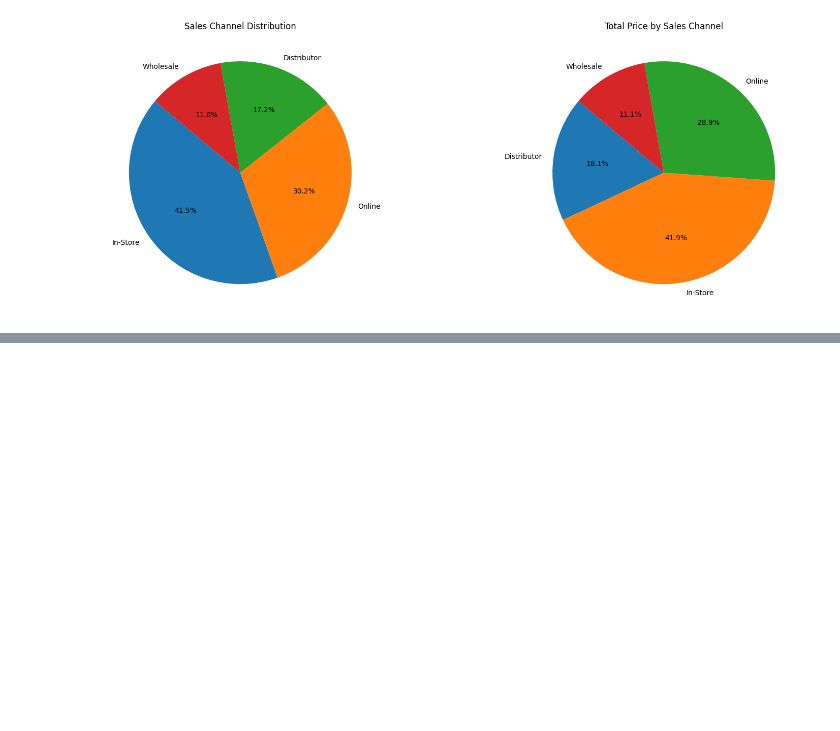
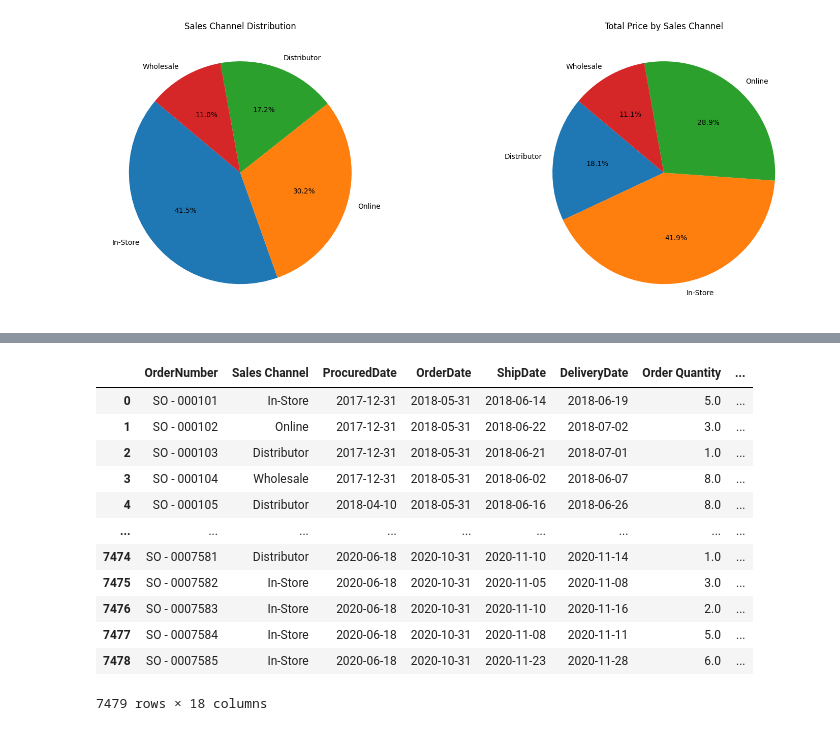
Before and after one commit to NSinha025/ZDS-Mock-Project, a Jupyter notebook: Sales_Order_Sheet_X_Store_Locations_Sheet.ipynb, the cells around one changed output, grey strips where cells are left out. Cells and saved outputs as stored; diff of their text form; code cells hidden in the pictures; blank space fills up the shorter version.

Commit message:
Joined All sheets into 1 consolidated sheet

```diff
--- a/Sales_Order_Sheet_X_Store_Locations_Sheet.ipynb
+++ b/Sales_Order_Sheet_X_Store_Locations_Sheet.ipynb
@@ -154,0 +138,6 @@ loc_en_dataset.isna().any
+# %%
+dataset = 'Sample Dataset (1).xlsx'
+sheet = pd.read_excel(dataset, sheet_name='Customers Sheet')
+sheet["Customer Names"] = sheet["Customer Names"].replace(" ", "Anonymous")
+loc_en_dataset1 = pd.merge(loc_en_dataset, sheet, left_on='Customer Code', right_on='_CustomerID', how='inner')
+loc_en_dataset1.shape
@@ -154,0 +177,4 @@ loc_en_dataset.isna().any
+# %%
+sheet = pd.read_excel(dataset, sheet_name='Sales Team Demographic')
+loc_en_dataset4 = pd.merge(loc_en_dataset3, sheet, left_on='SalesTeam Code', right_on='_SalesTeamID', how='inner')
+loc_en_dataset4.shape
@@ -154,0 +183,5 @@ loc_en_dataset.isna().any
+# %%
+sheet = pd.read_excel(dataset, sheet_name='Sales Team Sheet')
+sheet = sheet.dropna(axis=1)
+loc_en_dataset5 = pd.merge(loc_en_dataset4, sheet, left_on='SalesTeam Code', right_on='_SalesTeamID', how='inner')
+loc_en_dataset5.shape
@@ -154,0 +210,19 @@ loc_en_dataset.isna().any
+# %%
+loc_en_dataset6 = loc_en_dataset5.drop(columns=['WarehouseCode', 'CurrencyCode',
+       'SalesTeam Code', 'Customer Code', 'Store Code', 'Product Code', 'County', 'Type', 'Latitude', 'Longitude', 'AreaCode', 'Water Area',
+       'Time Zone', '_CustomerID', 'ID', '_SalesTeamID_x', 'City Name', 'StateCode', '_StoreID', 'Land Area', 'State_y', 'Sales Team_x', '_SalesTeamID_y', 'Region_y', 'Sales Team_y', 'Region'], inplace=False)
+loc_en_dataset6
+# %% [output]
+|  | OrderNumber | Sales Channel | ProcuredDate | OrderDate | ShipDate | DeliveryDate | Order Quantity | ... |
+| 0 | SO - 000101 | In-Store | 2017-12-31 | 2018-05-31 | 2018-06-14 | 2018-06-19 | 5.0 | ... |
+| 1 | SO - 000102 | Online | 2017-12-31 | 2018-05-31 | 2018-06-22 | 2018-07-02 | 3.0 | ... |
+| 2 | SO - 000103 | Distributor | 2017-12-31 | 2018-05-31 | 2018-06-21 | 2018-07-01 | 1.0 | ... |
+| 3 | SO - 000104 | Wholesale | 2017-12-31 | 2018-05-31 | 2018-06-02 | 2018-06-07 | 8.0 | ... |
+| 4 | SO - 000105 | Distributor | 2018-04-10 | 2018-05-31 | 2018-06-16 | 2018-06-26 | 8.0 | ... |
+| ... | ... | ... | ... | ... | ... | ... | ... | ... |
+| 7474 | SO - 0007581 | Distributor | 2020-06-18 | 2020-10-31 | 2020-11-10 | 2020-11-14 | 1.0 | ... |
+| 7475 | SO - 0007582 | In-Store | 2020-06-18 | 2020-10-31 | 2020-11-05 | 2020-11-08 | 3.0 | ... |
+| 7476 | SO - 0007583 | In-Store | 2020-06-18 | 2020-10-31 | 2020-11-10 | 2020-11-16 | 2.0 | ... |
+| 7477 | SO - 0007584 | In-Store | 2020-06-18 | 2020-10-31 | 2020-11-08 | 2020-11-11 | 5.0 | ... |
+| 7478 | SO - 0007585 | In-Store | 2020-06-18 | 2020-10-31 | 2020-11-23 | 2020-11-28 | 6.0 | ... |
+7479 rows × 18 columns
```
Also changed, not shown: parts of 11 cells of this notebook, 1 other file.
